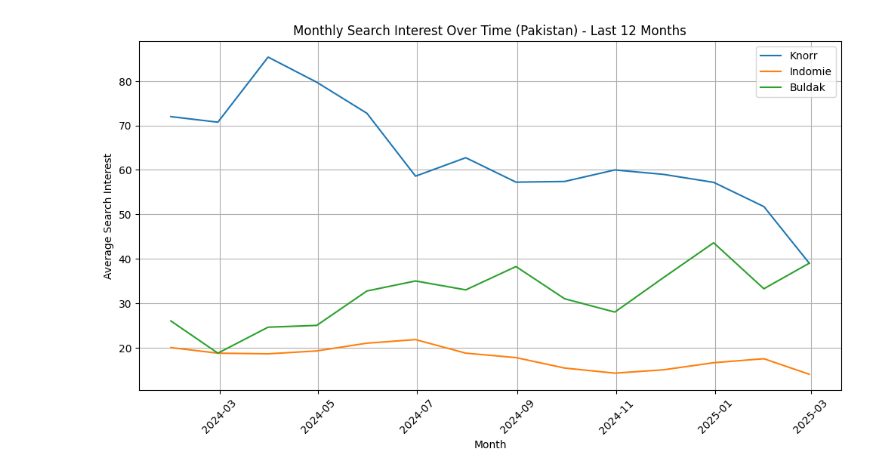
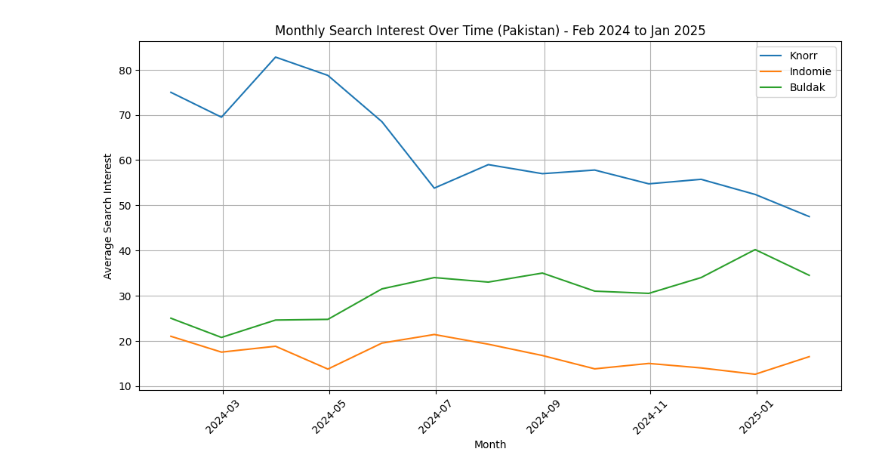
Before and after one commit to johnramal/knorr_uth, a Jupyter notebook: google/google_trends.ipynb, the cells around one changed output. Drawn from its saved outputs; the diff is of its cells as text; code cells hidden in the pictures.

```diff
--- a/google/google_trends.ipynb
+++ b/google/google_trends.ipynb
@@ -5,35 +5,37 @@ import matplotlib.pyplot as plt
 
 # Initialize Pytrends
 pytrends = TrendReq(hl='en-US', tz=360)
 
 # Define keywords for comparison
 keywords = ["Knorr", "Indomie", "Buldak"]
 
-# Set up search parameters (last 12 months, Pakistan)
-pytrends.build_payload(kw_list=keywords, timeframe='today 12-m', geo='PK', gprop='')
+# Set up search parameters (Feb 2024 to Jan 2025, Pakistan)
+pytrends.build_payload(kw_list=keywords, timeframe='2024-02-01 2025-01-31', geo='PK', gprop='')
 
 # Get interest over time
 df_trends = pytrends.interest_over_time()
 
 # Ensure data exists before processing
 if df_trends.empty:
     print("No search trend data available for the selected keywords in Pakistan.")
 else:
     # Resample to monthly frequency by taking the mean of each month
     df_trends_monthly = df_trends.resample('M').mean()
 
     # Plot the monthly search interest trends
     plt.figure(figsize=(12, 6))
     for keyword in keywords:
         plt.plot(df_trends_monthly.index, df_trends_monthly[keyword], label=keyword)
 
-    plt.title("Monthly Search Interest Over Time (Pakistan) - Last 12 Months")
+    plt.title("Monthly Search Interest Over Time (Pakistan) - Feb 2024 to Jan 2025")
     plt.xlabel("Month")
     plt.ylabel("Average Search Interest")
     plt.legend()
     plt.grid(True)
     plt.xticks(rotation=45)  # Rotate x-axis labels for better readability
     plt.show()
-df_trends_monthly.drop(columns=['isPartial']).to_csv('google_search_trends_monthly.csv')
+
+# Export to CSV
+    df_trends_monthly.drop(columns=['isPartial']).to_csv('google_search_trends_monthly.csv')
 # %% [output]
-[figure, old version]
+[figure, new version]
```
Also changed, not shown: parts of 4 cells of this notebook, 3 other files.
